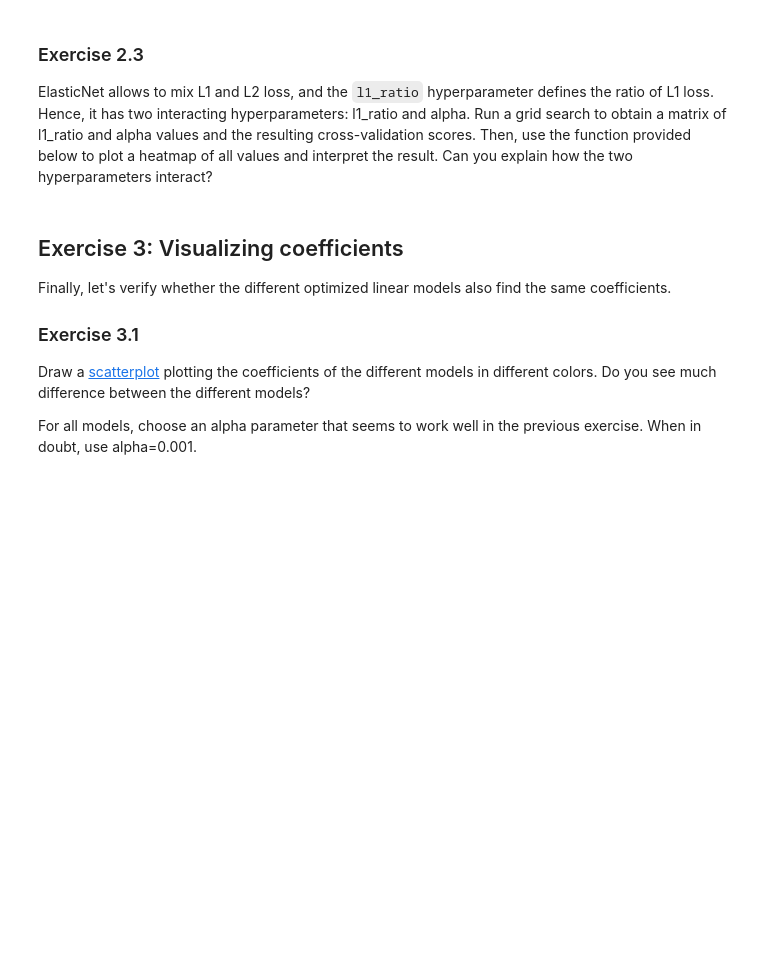
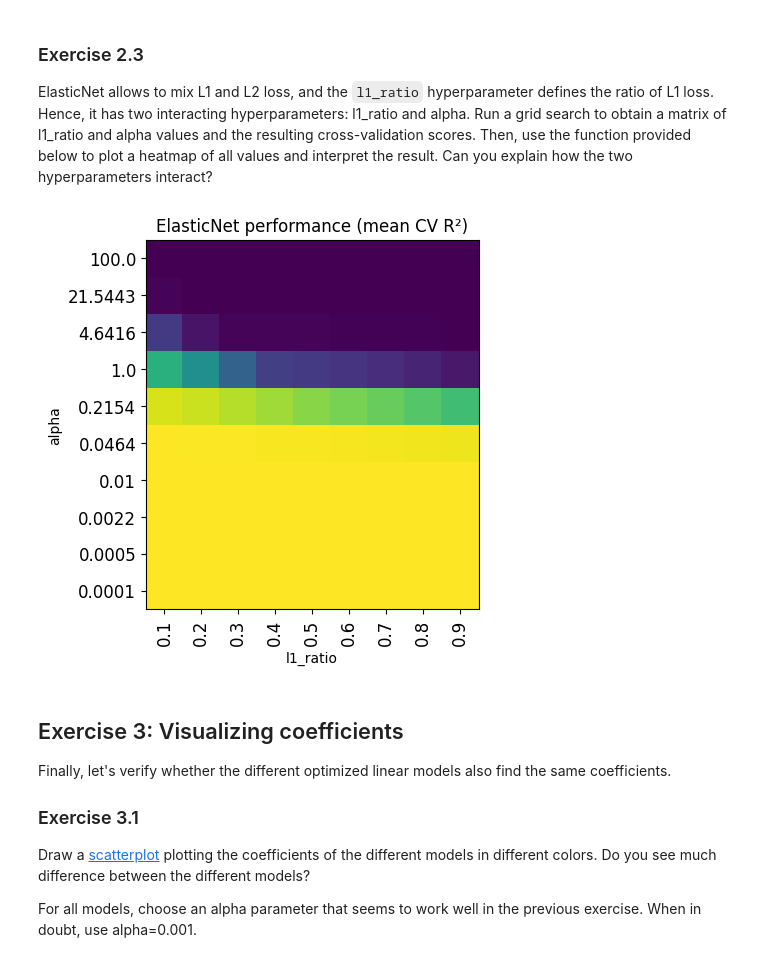
Before and after one commit to ViteTTT/Lab1-linear-models, a Jupyter notebook: labs/Lab 1a - Linear Models for Regression.ipynb, the cells around one changed output. Cells and saved outputs as stored; diff of their text form; code cells hidden in the pictures; blank space fills up the shorter version.

```diff
--- a/labs/Lab 1a - Linear Models for Regression.ipynb
+++ b/labs/Lab 1a - Linear Models for Regression.ipynb
@@ -194,3 +201,37 @@ def heatmap(values, xlabel, ylabel, xticklabels, yticklabels, cmap=None,
+# %%
+import numpy as np
+from sklearn.model_selection import cross_val_score
+from sklearn.linear_model import ElasticNet
+
+# Tạo grid cho alpha và l1_ratio
+alphas = np.logspace(-4, 2, 10)       # 10 giá trị alpha từ 1e-4 đến 1e2
+l1_ratios = np.linspace(0.1, 0.9, 9)  # 9 giá trị l1_ratio từ 0.1 đến 0.9
+
+# Ma trận lưu kết quả (mean test R² cho từng cặp tham số)
+scores_matrix = np.zeros((len(alphas), len(l1_ratios)))
+
+for i, alpha in enumerate(alphas):
+    for j, l1 in enumerate(l1_ratios):
+        model = ElasticNet(alpha=alpha, l1_ratio=l1, max_iter=5000)
+        scores = cross_val_score(model, X, y, cv=5, scoring='r2')
+        scores_matrix[i, j] = np.mean(scores)
+
+# Gọi hàm heatmap có sẵn
+img = heatmap(
+    scores_matrix,
+    xlabel="l1_ratio",
+    ylabel="alpha",
+    xticklabels=np.round(l1_ratios, 2),
+    yticklabels=np.round(alphas, 4),
+    cmap="viridis",
+    vmin=np.min(scores_matrix),
+    vmax=np.max(scores_matrix),
+    fmt="%.2f"
+)
+plt.title("ElasticNet performance (mean CV R²)")
+plt.show()
+# %% [output]
+[figure, added]
 # %% [markdown]
 ## Exercise 3: Visualizing coefficients
 Finally, let's verify whether the different optimized linear models also find the same coefficients.
```
Also changed, not shown: parts of 9 cells of this notebook.
